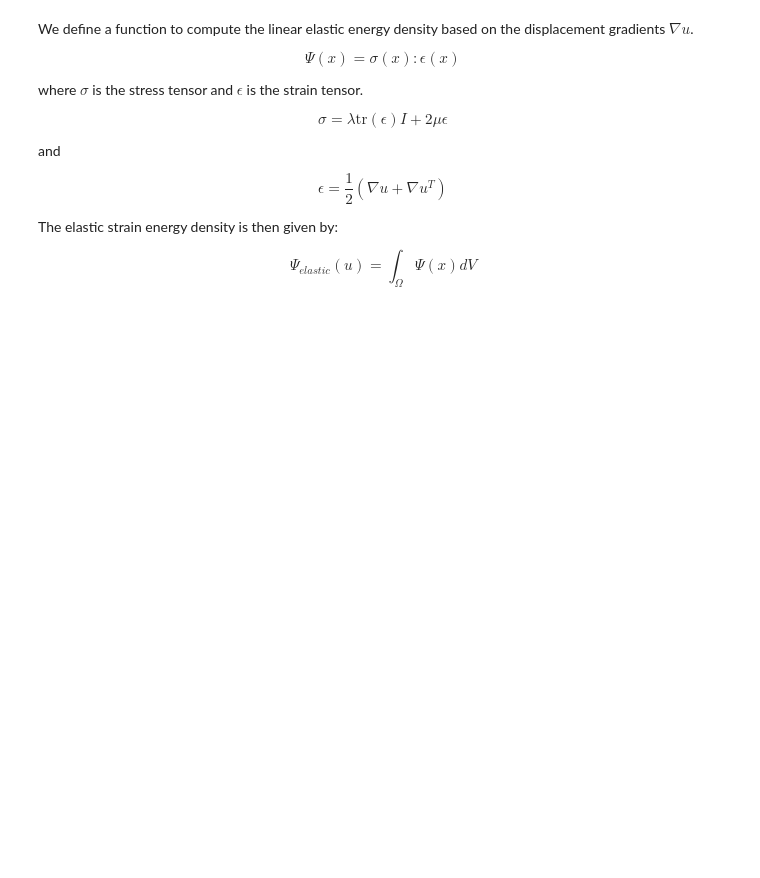
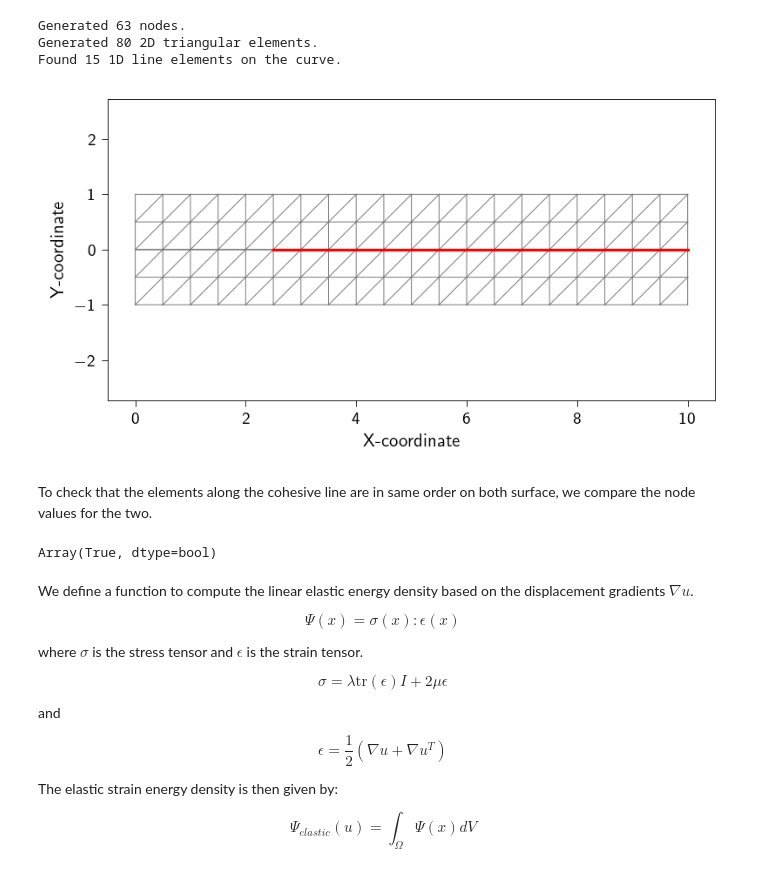
Before and after one commit to smec-ethz/tatva, a Jupyter notebook: examples/notebooks/cohesive_fracture.ipynb, the cells around one changed output. Drawn from its saved outputs; the diff is of its cells as text; code cells hidden in the pictures; blank space fills up the shorter version.

```diff
--- a/examples/notebooks/cohesive_fracture.ipynb
+++ b/examples/notebooks/cohesive_fracture.ipynb
@@ -45,0 +92,55 @@ n_dofs = n_dofs_per_node * n_nodes
+# %%
+Nx = 20  # Number of elements in X
+Ny = 2  # Number of elements in Y
+Lx = 10.0  # Length in X
+Ly = 1.0  # Length in Y
+
+
+# function identifies nodes on the cohesive line at y = 0. and x > 2.0
+def cohesive_line(coord: jnp.ndarray, tol: float) -> bool:
+    return jnp.logical_and(jnp.isclose(coord[1], 0.0, atol=tol), coord[0] > 2.0)
+
+
+upper_coords, upper_elements_2d, upper_elements_1d = generate_mesh_with_line_elements(
+    nx=Nx, ny=Ny, lxs=(0, Lx), lys=(0, Ly), curve_func=cohesive_line
+)
+
+
+lower_coords, lower_elements_2d, lower_elements_1d = generate_mesh_with_line_elements(
+    nx=Nx, ny=Ny, lxs=(0, Lx), lys=(-Ly, -1e-6), curve_func=cohesive_line
+)
+
+coords = jnp.vstack((upper_coords, lower_coords))
+elements = jnp.vstack((upper_elements_2d, lower_elements_2d + upper_coords.shape[0]))
+lower_elements_1d = lower_elements_1d + upper_coords.shape[0]
+
+print(f"Generated {upper_coords.shape[0]} nodes.")
+print(f"Generated {upper_elements_2d.shape[0]} 2D triangular elements.")
+print(f"Found {upper_elements_1d.shape[0]} 1D line elements on the curve.")
+
+plt.style.use(STYLE_PATH)
+plt.figure(figsize=(6, 3))
+plt.triplot(coords[:, 0], coords[:, 1], elements, color="grey", lw=0.5)
+
+
+# Highlight the extracted 1D elements in red
+for edge in upper_elements_1d:
+    plt.plot(upper_coords[edge, 0], upper_coords[edge, 1], "r-", lw=1.5)
+for edge in lower_elements_1d:
+    plt.plot(lower_coords[edge, 0], lower_coords[edge, 1], "r-", lw=1.5)
+
+plt.xlabel("X-coordinate")
+plt.ylabel("Y-coordinate")
+plt.axis("equal")
+plt.show()
+# %% [output]
+Generated 63 nodes.
+Generated 80 2D triangular elements.
+Found 15 1D line elements on the curve.
+[figure, added]
+# %% [markdown]
+To check that the elements along the cohesive line are in same order on both surface, we compare the node values for the two.
+# %%
+jnp.allclose(coords[upper_elements_1d], coords[lower_elements_1d], atol=1e-6)
+# %% [output]
+Array(True, dtype=bool)
```
Also changed, not shown: parts of 9 cells of this notebook.
